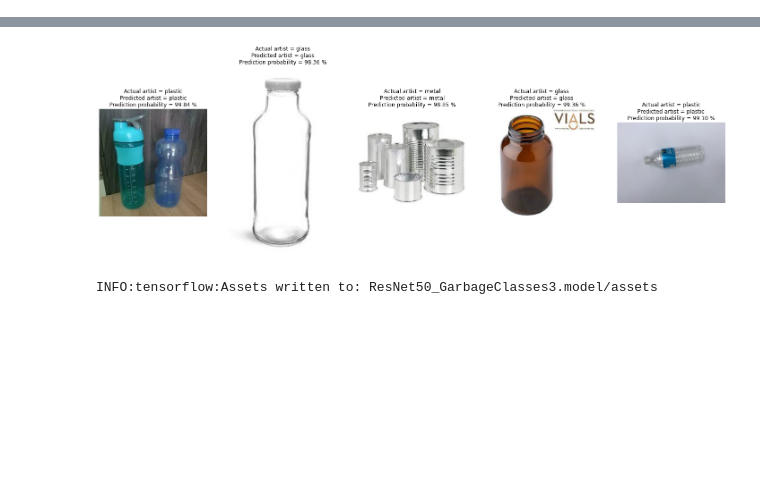
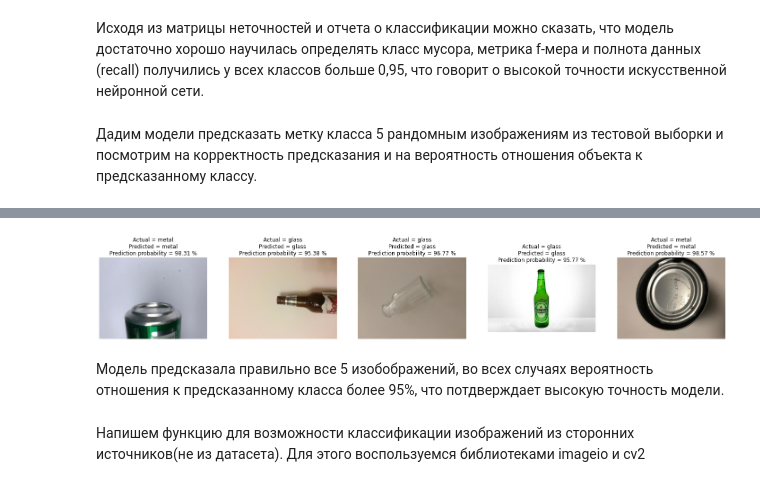
Before and after one commit to Dmitry-B-52/garbage_classifier, a Jupyter notebook: Garbage_3class.ipynb, the cells around one changed output, grey strips where cells are left out. Drawn from its saved outputs; the diff is of its cells as text; code cells hidden in the pictures; blank space fills up the shorter version.

Commit message:
Update Garbage_3class.ipynb
add description

```diff
--- a/Garbage_3class.ipynb
+++ b/Garbage_3class.ipynb
@@ -100,16 +129,14 @@ for dir_name in [train_dir, test_dir]:
 # %%
-# Augment data
-batch_size = 16
+batch_size = 32
 train_input_shape = (224, 224, 3)
 n_classes = len(classes)
 
 train_datagen = ImageDataGenerator(validation_split=0.2,
                                    rescale=1./255.,
-                                   #rotation_range=45,
-                                   #width_shift_range=0.5,
-                                   #height_shift_range=0.5,
-                                   shear_range=5,
-                                   #zoom_range=0.7,
+                                   rotation_range=30,
+                                   shear_range=0.5,
+                                   zoom_range=0.5,
+                                   channel_shift_range=50,
                                    horizontal_flip=True,
                                    vertical_flip=True,
                                   )
@@ -177,5 +212,5 @@ plt.show()
 # %%
-base_model = ResNet50(weights='imagenet', include_top=False, input_shape=train_input_shape)
+base_model = ResNet101V2(weights='imagenet', include_top=False, input_shape=train_input_shape)
 
 for layer in base_model.layers:
     layer.trainable = True
@@ -206,5 +246,5 @@ model.compile(loss='categorical_crossentropy',
 # %%
-n_epoch = 50
+n_epoch = 60
 
 early_stop = EarlyStopping(monitor='val_loss', patience=15, verbose=1,
                            mode='auto', restore_best_weights=True)
@@ -219,7 +261,7 @@ history1 = model.fit_generator(generator=train_generator, steps_per_epoch=STEP_S
                               verbose=1,
                               callbacks=[reduce_lr, early_stop],
                               use_multiprocessing=True,
-                              workers=16,
+                              workers=32,
                               class_weight=weights
                              )
 # %% [output]
@@ -335,3 +399,7 @@ weighted avg       0.96      0.96      0.96       496
+# %% [markdown]
+Исходя из матрицы неточностей и отчета о классификации можно сказать, что модель достаточно хорошо научилась определять класс мусора, метрика f-мера и полнота данных (recall) получились у всех классов больше 0,95, что говорит о высокой точности искусственной нейронной сети.
+# %% [markdown]
+Дадим модели предсказать метку класса 5 рандомным изображениям из тестовой выборки и посмотрим на корректность предсказания и на вероятность отношения объекта к предсказанному классу.
 # %%
 from keras.preprocessing import *
 
@@ -345,10 +413,10 @@ for i in range(n):
 
     # Original image
 
-    test_image = image.load_img(random_image_file, target_size=(train_input_shape[0:2]))
+    test_image = tf.keras.preprocessing.image.load_img(random_image_file, target_size=(train_input_shape[0:2]))
 
     # Predict artist
-    test_image = image.img_to_array(test_image)
+    test_image = tf.keras.preprocessing.image.img_to_array(test_image)
     test_image /= 255.
     test_image = np.expand_dims(test_image, axis=0)
 
@@ -363,7 +431,7 @@ for i in range(n):
     #print("Predicted artist =", labels[prediction_idx].replace('_', ' '))
     #print("Prediction probability =", prediction_probability*100, "%")
 
-    title = "Actual artist = {}\nPredicted artist = {}\nPrediction probability = {:.2f} %" \
+    title = "Actual = {}\nPredicted = {}\nPrediction probability = {:.2f} %" \
                 .format(random_garbage.replace('_', ' '), labels[prediction_idx].replace('_', ' '),
                         prediction_probability*100)
 
@@ -377,4 +450,8 @@ plt.show()
-[figure, old version]
+[figure, new version]
+# %% [markdown]
+Модель предсказала правильно все 5 изобображений, во всех случаях вероятность отношения к предсказанному класса более 95%, что потдверждает высокую точность модели.
+# %% [markdown]
+Напишем функцию для возможности классификации изображений из сторонних источников(не из датасета). Для этого воспользуемся библиотеками imageio и cv2
 # %%
 import imageio
 import cv2
@@ -400,4 +474,0 @@ model.save_weights("ResNet50_GarbageClasses3.h5")
-# %%
-model.save('ResNet50_GarbageClasses3.model')
-# %% [output]
-INFO:tensorflow:Assets written to: ResNet50_GarbageClasses3.model/assets
```
Also changed, not shown: parts of 48 cells of this notebook.
